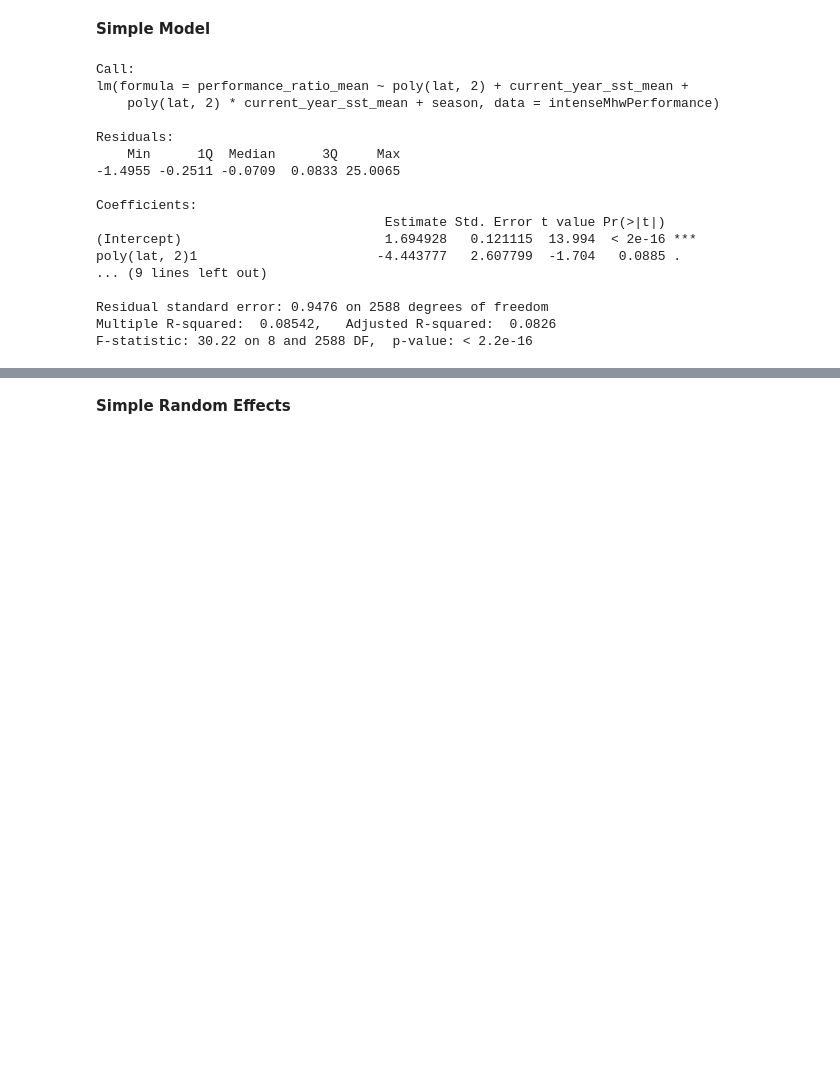
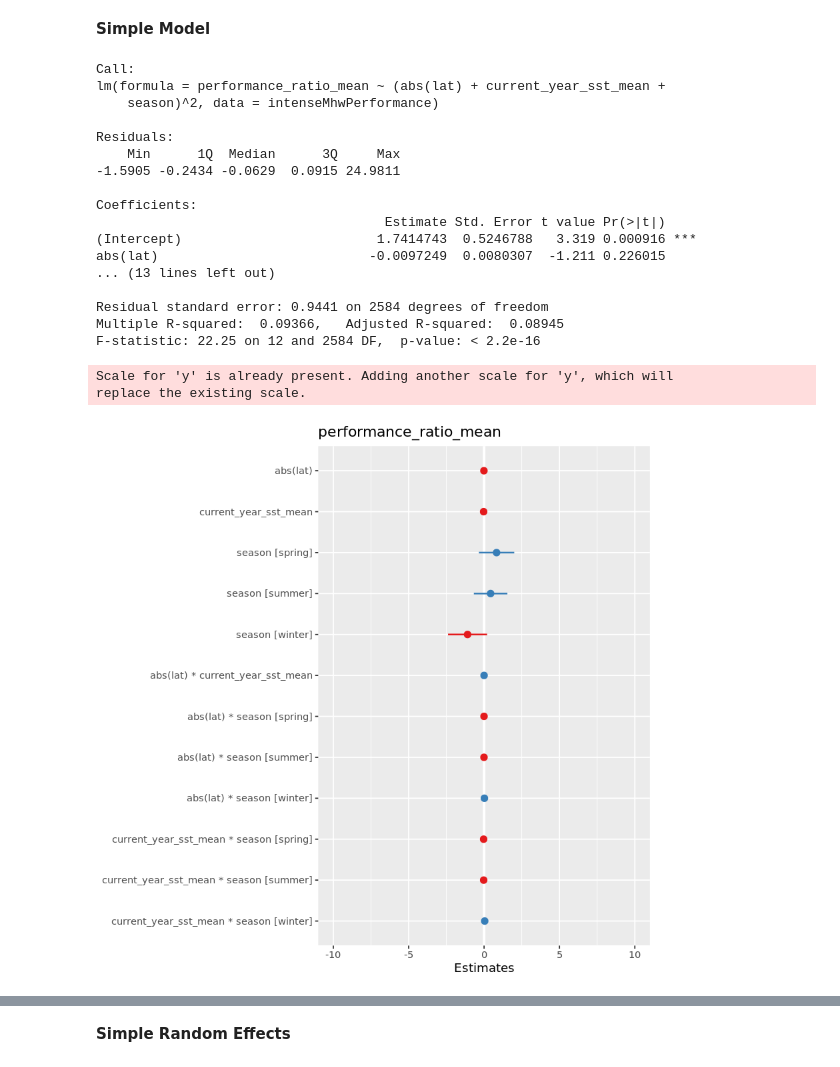
Before and after one commit to HuckleyLab/phyto-mhw, a Jupyter notebook: analysis/modeling/Phytoplankton-LMM.R.ipynb, the cells around one changed output, grey strips where cells are left out. Cells and saved outputs as stored; diff of their text form; code cells hidden in the pictures; blank space fills up the shorter version.

```diff
--- a/analysis/modeling/Phytoplankton-LMM.R.ipynb
+++ b/analysis/modeling/Phytoplankton-LMM.R.ipynb
@@ -362,24 +258,30 @@ nrow(intenseMhwPerformance)
 # %% [markdown]
 **Simple Model**
 # %%
-simple_intense_lm = lm(performance_ratio_mean ~ poly(lat,2) + current_year_sst_mean + poly(lat,2)*current_year_sst_mean + season, data=intenseMhwPerformance)
+simple_intense_lm = lm(performance_ratio_mean ~ (abs(lat) +current_year_sst_mean +  season)^2, data=intenseMhwPerformance)
 summary(simple_intense_lm)
 # %% [output]
 Call:
-lm(formula = performance_ratio_mean ~ poly(lat, 2) + current_year_sst_mean +
-    poly(lat, 2) * current_year_sst_mean + season, data = intenseMhwPerformance)
+lm(formula = performance_ratio_mean ~ (abs(lat) + current_year_sst_mean +
+    season)^2, data = intenseMhwPerformance)
 
 Residuals:
     Min      1Q  Median      3Q     Max
--1.4955 -0.2511 -0.0709  0.0833 25.0065
+-1.5905 -0.2434 -0.0629  0.0915 24.9811
 
 Coefficients:
                                      Estimate Std. Error t value Pr(>|t|)
-(Intercept)                          1.694928   0.121115  13.994  < 2e-16 ***
-poly(lat, 2)1                       -4.443777   2.607799  -1.704   0.0885 .
-... (9 lines left out)
+(Intercept)                         1.7414743  0.5246788   3.319 0.000916 ***
+abs(lat)                           -0.0097249  0.0080307  -1.211 0.226015
+... (13 lines left out)
 
-Residual standard error: 0.9476 on 2588 degrees of freedom
-Multiple R-squared:  0.08542,   Adjusted R-squared:  0.0826
-F-statistic: 30.22 on 8 and 2588 DF,  p-value: < 2.2e-16
+Residual standard error: 0.9441 on 2584 degrees of freedom
+Multiple R-squared:  0.09366,   Adjusted R-squared:  0.08945
+F-statistic: 22.25 on 12 and 2584 DF,  p-value: < 2.2e-16
+# %%
+plot_model(simple_intense_lm)+ ylim(-10, 10)
+# %% [output]
+Scale for 'y' is already present. Adding another scale for 'y', which will
+replace the existing scale.
+[figure, added]
 # %%
```
Also changed, not shown: parts of 52 cells of this notebook.
